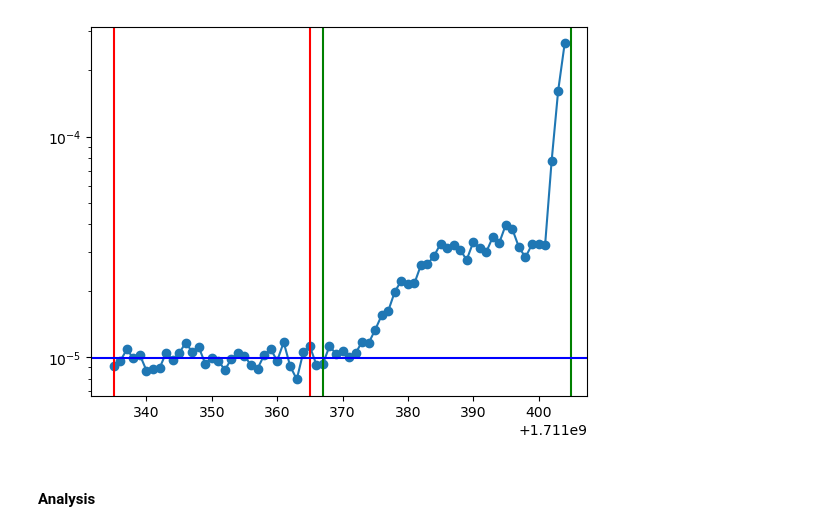
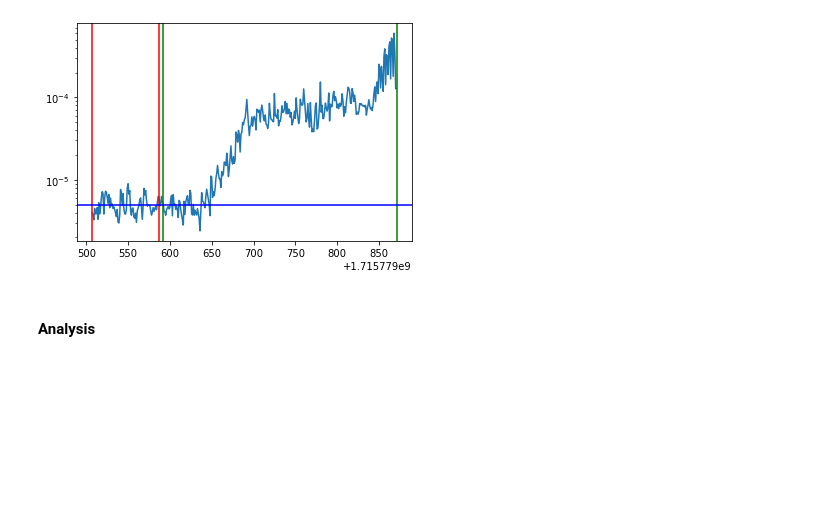
Before and after one commit to chiaramaccani/two_cryst_sim, a Jupyter notebook: MD_analysis.ipynb, the cells around one changed output. Saved outputs shown, nothing was run; the diff lists cells and outputs as text; code cells hidden in the pictures; blank space fills up the shorter version.

Commit message:
Data for MD fixd

```diff
--- a/MD_analysis.ipynb
+++ b/MD_analysis.ipynb
@@ -115,15 +160,0 @@ elif energy = 5000:
-# %%
-def datestring_to_timestamp_utc(date_string):
-    # Parse the date string into a datetime object
-    date_obj = datetime.strptime(date_string, '%Y-%m-%d %H:%M:%S.%f') - timedelta(hours=2)
-
-    # Convert the datetime object to UTC timezone if it's not already in UTC
-    if date_obj.tzinfo is None or date_obj.tzinfo.utcoffset(date_obj) is None:
-        date_obj = date_obj.replace(tzinfo=timezone.utc)
-    else:
-        date_obj = date_obj.astimezone(timezone.utc)
-
-    # Extract the timestamp in seconds
-    timestamp_utc = date_obj.timestamp()
-
-    return timestamp_utc
@@ -132,5 +160,0 @@ lbd = pt.LoggingDB(source='nxcals', spark_session=spark)
-# %%
-tMin_bkg = '2024-03-21 07:52:15.000'
-tMax_bkg  = '2024-03-21 07:52:45.000'
-tMin = '2024-03-21 07:52:47.000'
-tMax = '2024-03-21 07:53:25.000'
@@ -141,0 +165,9 @@ signal =  data[blm_metadata][1]
+# %%
+time = data[blm_metadata][0]
+signal =  data[blm_metadata][1]
+
+t0 = time[0]
+time = [i - t0 for i in time]
+plt.plot(time, signal)
+#plt.axvline(11)
+#plt.axvline(15)
@@ -142,3 +183,5 @@ signal =  data[blm_metadata][1]
+# %%
+time = [i + t0 for i in time]
 # %%
 BLM_bkg = signal[np.where((np.round(time) ==  datestring_to_timestamp_utc(tMin_bkg)))[0][0]:np.where((np.round(time) ==  datestring_to_timestamp_utc(tMax_bkg)))[0][0]]
 time_bkg = time[np.where((np.round(time) ==  datestring_to_timestamp_utc(tMin_bkg)))[0][0]:np.where((np.round(time) ==  datestring_to_timestamp_utc(tMax_bkg)))[0][0]]
@@ -166,14 +209,14 @@ ax.axhline(y=0, color='r', linestyle='--')
 # %%
 fig, ax = plt.subplots()
-plt.plot(time, signal, marker='o')
+plt.plot(time, signal)
 ax.axvline(datestring_to_timestamp_utc(tMin_bkg), color = 'r')
 ax.axvline(datestring_to_timestamp_utc(tMax_bkg), color = 'r')
 ax.axvline(datestring_to_timestamp_utc(tMin), color = 'g')
 ax.axvline(datestring_to_timestamp_utc(tMax), color = 'g')
 ax.axhline(bkg_mean, color = 'b')
 ax.set_yscale('log')
 # %% [output]
-[figure, old version]
+[figure, new version]
 # %% [markdown]
 #### Analysis
 # %%
```
Also changed, not shown: parts of 28 cells of this notebook, 1 other file.
